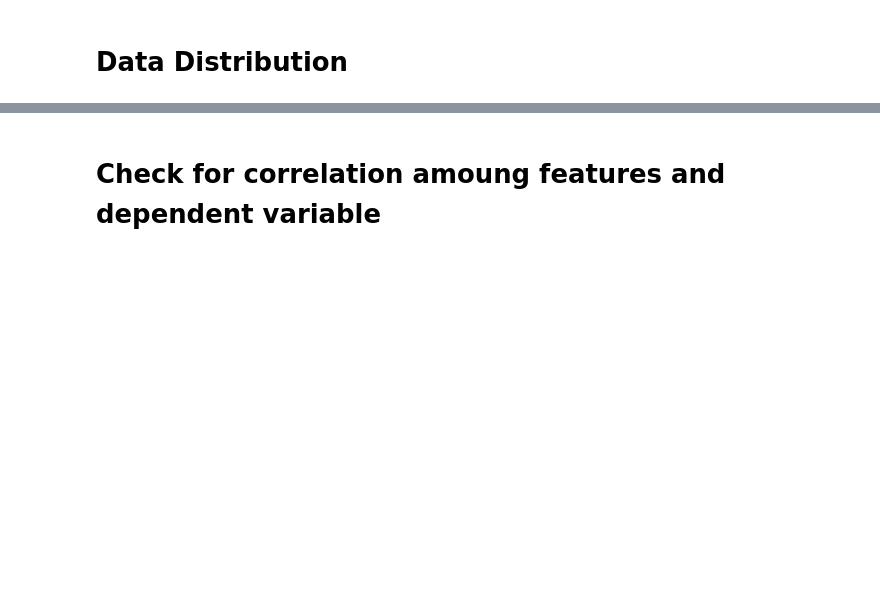
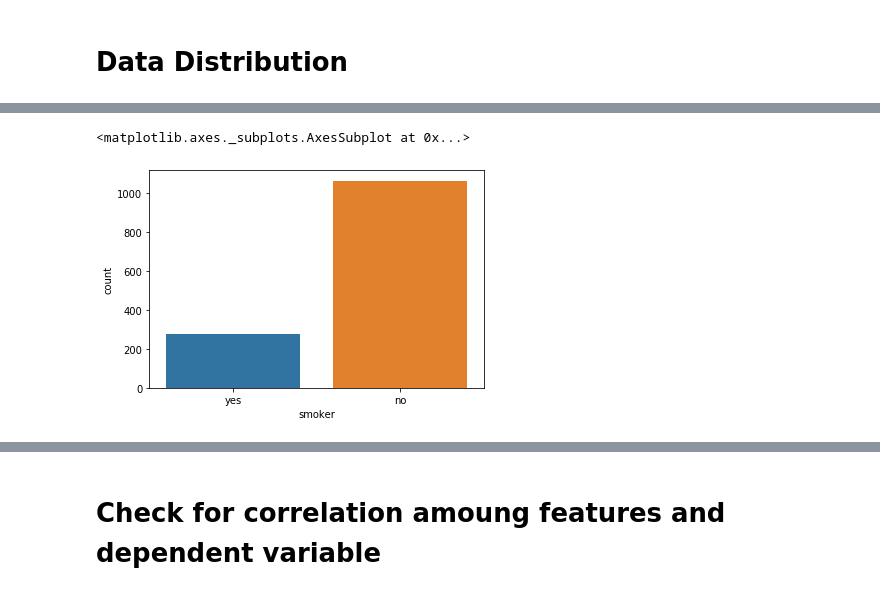
Before and after one commit to hedeencharles/ML_final_project, a Jupyter notebook: Jupyter Notebooks/data_exploration.ipynb, the cells around one changed output, grey strips where cells are left out. Saved outputs shown, nothing was run; the diff lists cells and outputs as text; code cells hidden in the pictures; blank space fills up the shorter version.

```diff
--- a/Jupyter Notebooks/data_exploration.ipynb
+++ b/Jupyter Notebooks/data_exploration.ipynb
@@ -64,0 +53,6 @@ sns.countplot(x='Level',data=dataset)
+# %%
+# What is the count of each smokers(y/n?
+sns.countplot(x='smoker',data=dataset)
+# %% [output]
+<matplotlib.axes._subplots.AxesSubplot at 0x...>
+[figure, added]
```
Also changed, not shown: parts of 11 cells of this notebook.
